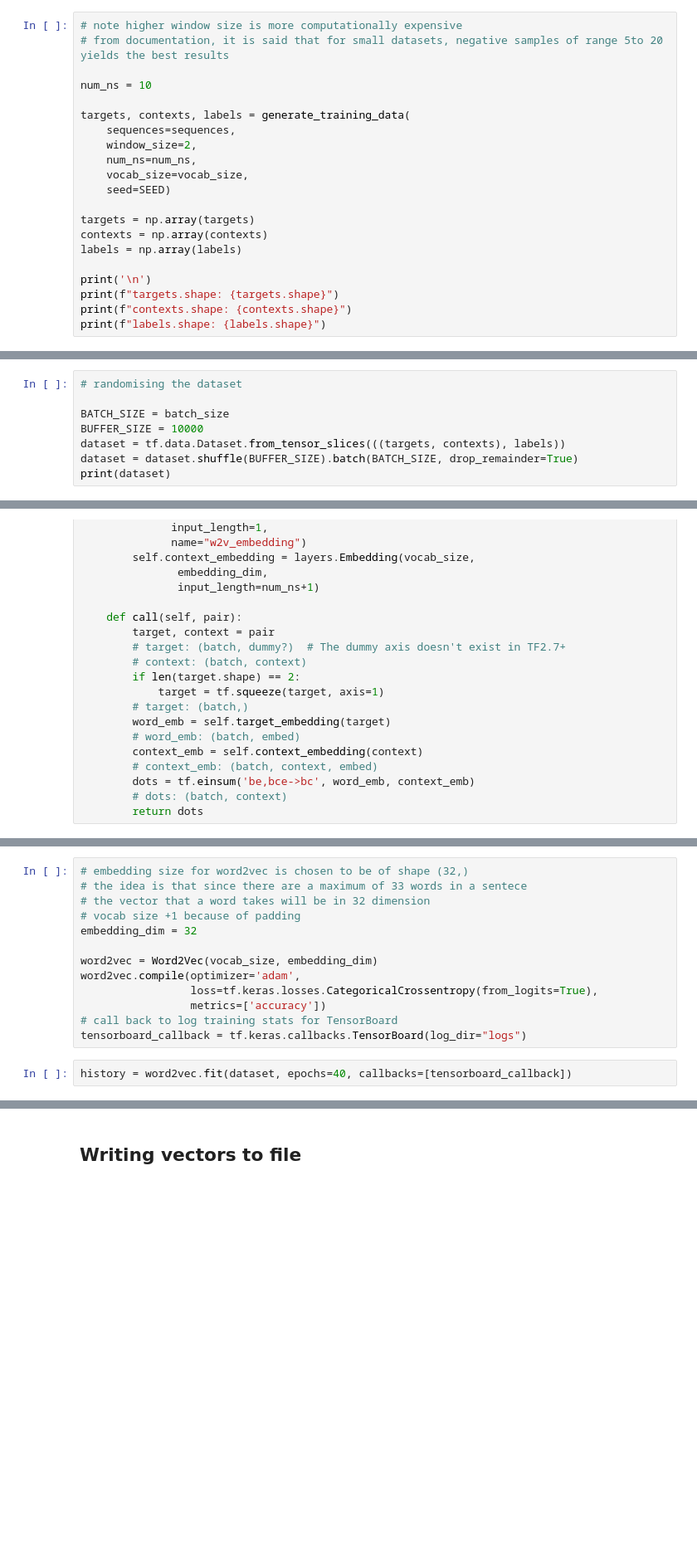
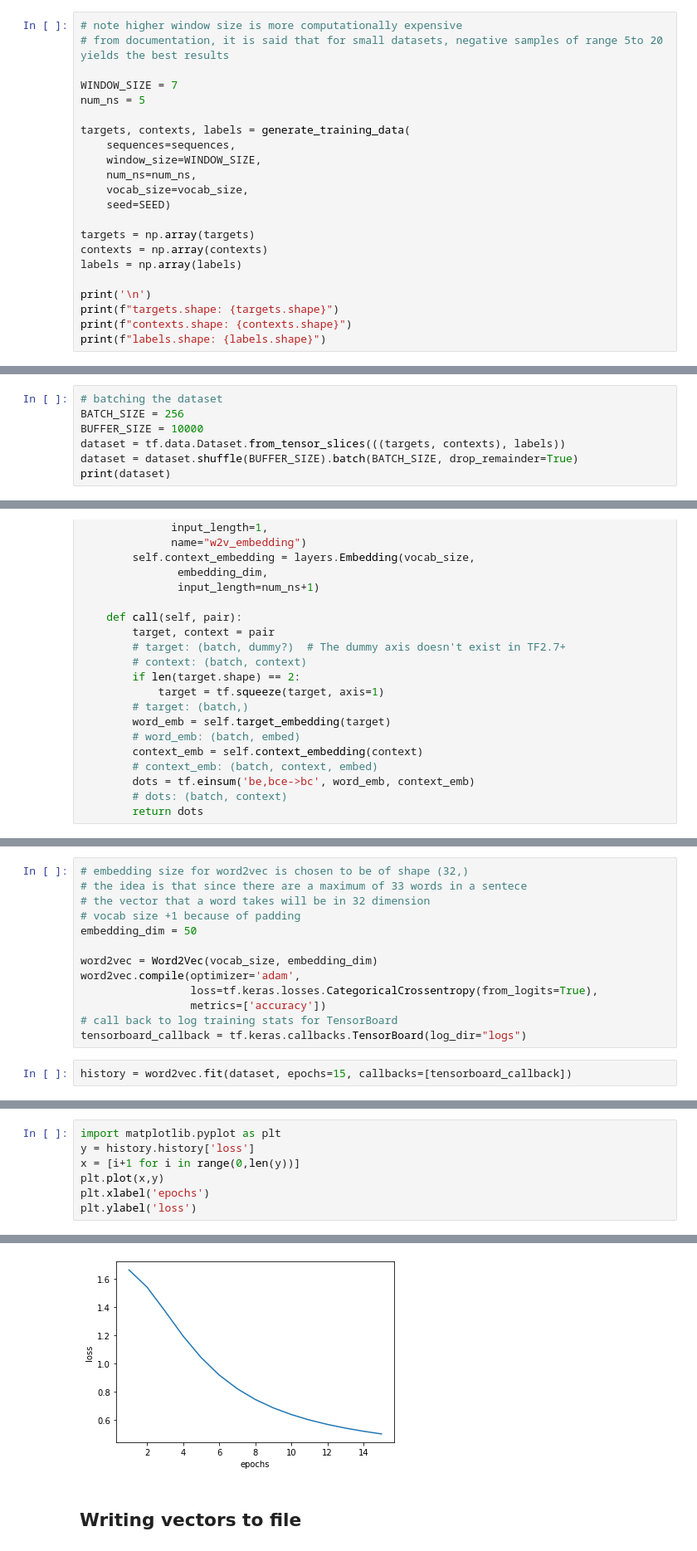
Before and after one commit to kevin-otter-liu/TextEmotionRecognition, a Jupyter notebook: GRU.ipynb, the cells around one changed output, grey strips where cells are left out. Shown at 83% size. Cells and saved outputs as stored; diff of their text form; blank space fills up the shorter version.

```diff
--- a/GRU.ipynb
+++ b/GRU.ipynb
@@ -214,11 +199,12 @@ We go with window size of 12 since that is the median length of a sentence
 # note higher window size is more computationally expensive
 # from documentation, it is said that for small datasets, negative samples of range 5to 20 yields the best results
 
-num_ns = 10
+WINDOW_SIZE = 7
+num_ns = 5
 
 targets, contexts, labels = generate_training_data(
     sequences=sequences,
-    window_size=2,
+    window_size=WINDOW_SIZE,
     num_ns=num_ns,
     vocab_size=vocab_size,
     seed=SEED)
@@ -240,7 +226,6 @@ Configuring training sets for Word2Vec model
 # %%
-# randomising the dataset
-
-BATCH_SIZE = batch_size
+# batching the dataset
+BATCH_SIZE = 256
 BUFFER_SIZE = 10000
 dataset = tf.data.Dataset.from_tensor_slices(((targets, contexts), labels))
 dataset = dataset.shuffle(BUFFER_SIZE).batch(BATCH_SIZE, drop_remainder=True)
@@ -286,7 +268,7 @@ def custom_loss(x_logit, y_true):
 # the idea is that since there are a maximum of 33 words in a sentece
 # the vector that a word takes will be in 32 dimension
 # vocab size +1 because of padding
-embedding_dim = 32
+embedding_dim = 50
 
 word2vec = Word2Vec(vocab_size, embedding_dim)
 word2vec.compile(optimizer='adam',
@@ -295,5 +277,5 @@ word2vec.compile(optimizer='adam',
 # call back to log training stats for TensorBoard
 tensorboard_callback = tf.keras.callbacks.TensorBoard(log_dir="logs")
 # %%
-history = word2vec.fit(dataset, epochs=40, callbacks=[tensorboard_callback])
+history = word2vec.fit(dataset, epochs=15, callbacks=[tensorboard_callback])
 # %% [output]
@@ -316,0 +299,8 @@ Epoch 40/40
+# %%
+import matplotlib.pyplot as plt
+y = history.history['loss']
+x = [i+1 for i in range(0,len(y))]
+plt.plot(x,y)
+plt.xlabel('epochs')
+plt.ylabel('loss')
+# %% [output]
@@ -317,3 +308,4 @@ Epoch 40/40
+[figure, added]
 # %% [markdown]
 ## Writing vectors to file
 # %%
```
Also changed, not shown: parts of 24 cells of this notebook, 2 other files.
